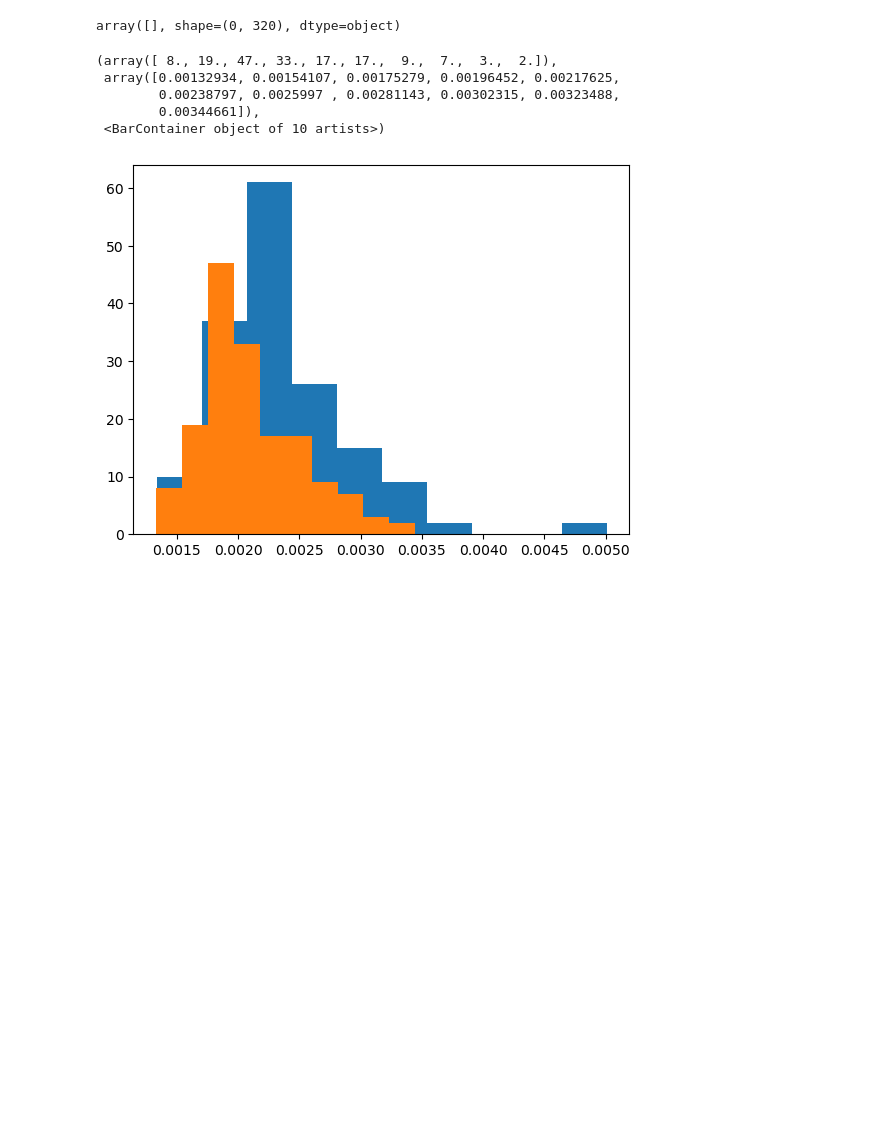
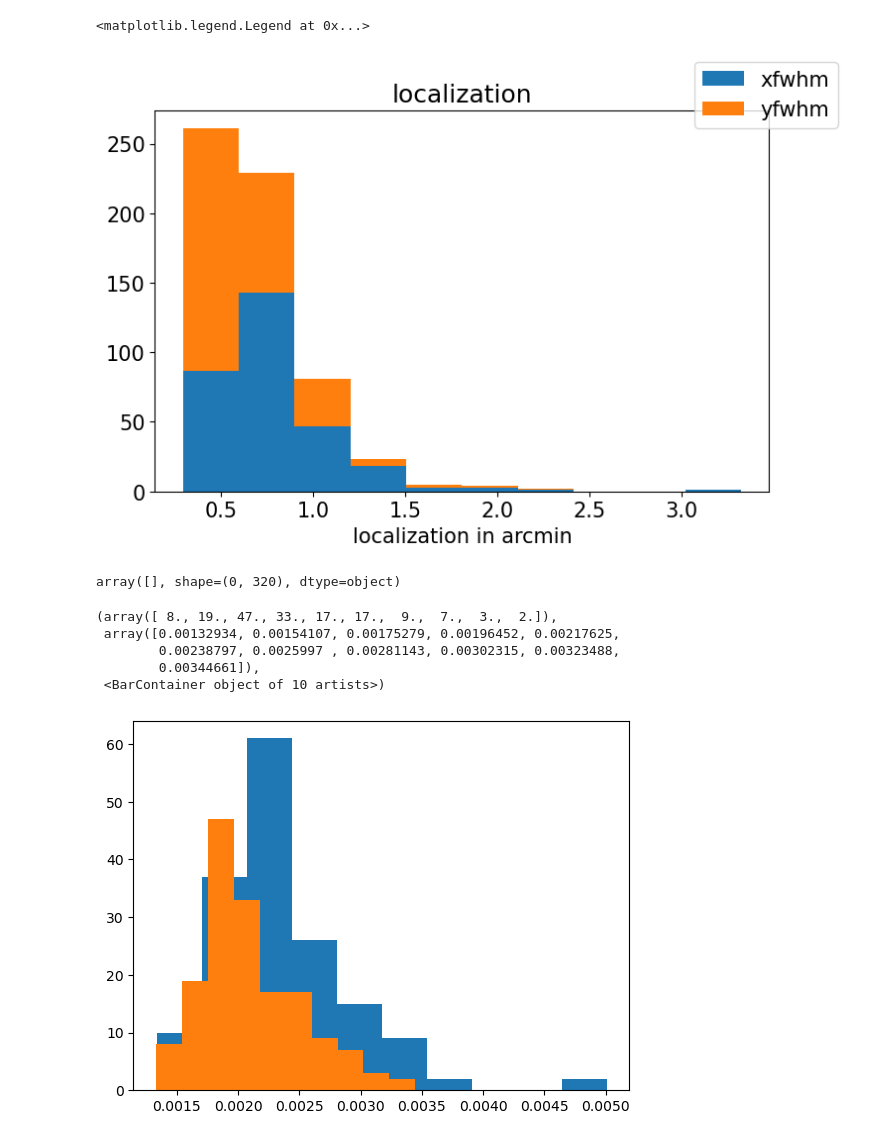
Before and after one commit to laureloneill/psf_source_localization, a Jupyter notebook: dataview.ipynb, the cells around one changed output. Saved outputs shown, nothing was run; the diff lists cells and outputs as text; code cells hidden in the pictures; blank space fills up the shorter version.

```diff
--- a/dataview.ipynb
+++ b/dataview.ipynb
@@ -164,3 +180,18 @@ fig1.savefig('fwhm.png')
+# %%
+legend =["x fwhm",'y fwhm']
+fig1,ax1 = plt.subplots()
+plt.rcParams["figure.figsize"] = (8,5)
+plt.hist([xfwhm*60/peakSig,yfwhm*60/peakSig], histtype="barstacked", label=['xfwhm','yfwhm'])
+#plt.hist(xfwhm*60,label="xfwhm")
+#plt.hist(yfwhm*60,label='yfwhm')
+
+plt.xlabel('localization in arcmin')
+plt.title('localization')
+legend =["x localization",'y localization']
+fig1.legend()
+# %% [output]
+<matplotlib.legend.Legend at 0x...>
+[figure, added]
 # %%
 out = (range(0,covMat.shape[0]))
 (covMat[covMat.any == None])
```
Also changed, not shown: parts of 8 cells of this notebook, 19 other files.
